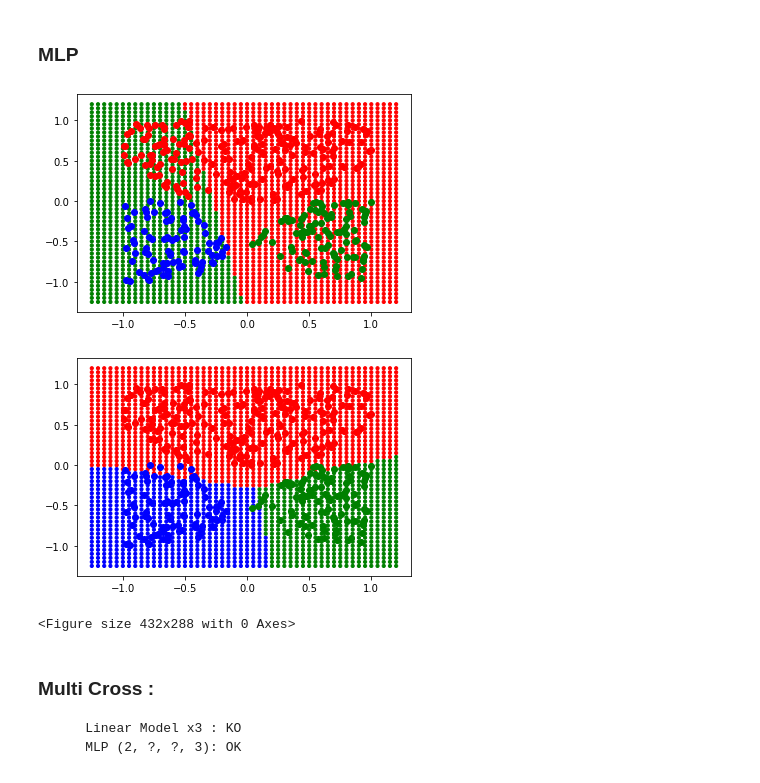
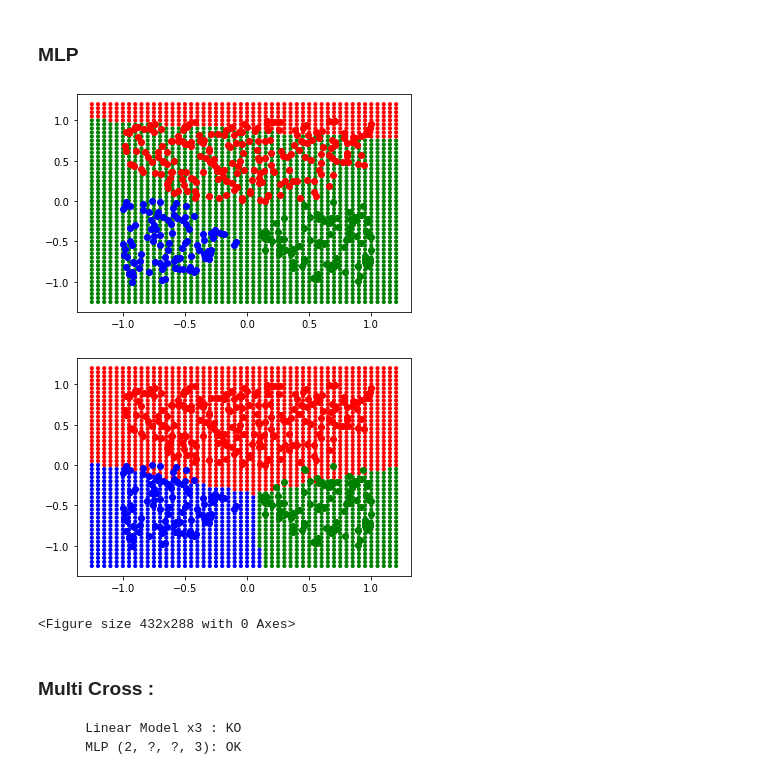
Before and after one commit to quentin-pierson/projetAnnuel, a Jupyter notebook: python/rendu/Notebook___CAS_DE_TESTS.ipynb, the cells around one changed output. Drawn from its saved outputs; the diff is of its cells as text; code cells hidden in the pictures.

```diff
--- a/python/rendu/Notebook___CAS_DE_TESTS.ipynb
+++ b/python/rendu/Notebook___CAS_DE_TESTS.ipynb
@@ -287,0 +278,25 @@ plt.clf()
+# %%
+resultat42 = lm.create_linear_model(2)
+model42= resultat42[0]
+
+resultat43 = lm.create_linear_model(2)
+model43= resultat43[0]
+
+test_dataset_1 = [[float(x1)/10 +0.5, float(x2)/5 ] for x1 in range(0, 7) for x2 in range(0, 7)]
+
+colors_1 = ["green" if output >= 0 else "orange" for output in Y_2]
+
+test_dataset_2 = [[float(x1)/10, float(x2)/5] for x1 in range(0, 7) for x2 in range(0, 7)]
+
+colors_2 = ["green" if output >= 0 else "orange" for output in Y_3]
+
+flattened_dataset_inputs_1 = []
+for p in dataset_0:
+    flattened_dataset_inputs_1.append(p[0])
+    flattened_dataset_inputs_1.append(p[1])
+
+
+flattened_dataset_inputs_2 = []
+for p in dataset_1:
+    flattened_dataset_inputs_2.append(p[0])
+    flattened_dataset_inputs_2.append(p[1])
@@ -561,36 +601,36 @@ flattened_dataset_inputs = []
 for p in X:
     flattened_dataset_inputs.append(p[0])
     flattened_dataset_inputs.append(p[1])
 
 flattened_dataset_outputs = []
 for p in Y:
     flattened_dataset_outputs.append(p[0])
     flattened_dataset_outputs.append(p[1])
     flattened_dataset_outputs.append(p[2])
 
 mlp.train_classification_stochastic_gradient_backpropagation(model7,
                                                              flattened_dataset_inputs,
                                                              flattened_dataset_outputs,
                                                              alpha=0.01,
-                                                             iterations_count=1000000)
+                                                             iterations_count=10000)
 
 
 predicted_outputs = [mlp.predict_mlp_model_classification(model7, p) for p in test_dataset]
 predicted_outputs_colors = ["blue" if np.argmax(output) == 0 else ("red" if np.argmax(output) == 1 else "green") for
                             output in predicted_outputs]
 
 plt.scatter([p[0] for p in test_dataset], [p[1] for p in test_dataset], c=predicted_outputs_colors, s=10)
 plt.scatter(np.array(list(map(lambda elt : elt[1], filter(lambda c: Y[c[0]][0] == 1, enumerate(X)))))[:,0], np.array(list(map(lambda elt : elt[1], filter(lambda c: Y[c[0]][0] == 1, enumerate(X)))))[:,1], color='blue')
 plt.scatter(np.array(list(map(lambda elt : elt[1], filter(lambda c: Y[c[0]][1] == 1, enumerate(X)))))[:,0], np.array(list(map(lambda elt : elt[1], filter(lambda c: Y[c[0]][1] == 1, enumerate(X)))))[:,1], color='red')
 plt.scatter(np.array(list(map(lambda elt : elt[1], filter(lambda c: Y[c[0]][2] == 1, enumerate(X)))))[:,0], np.array(list(map(lambda elt : elt[1], filter(lambda c: Y[c[0]][2] == 1, enumerate(X)))))[:,1], color='green')
 plt.show()
 plt.clf()
 
 
 mlp.free_MLP(resultat7)
 # %% [output]
-[figure, old version]
+[figure, new version]
-[figure, old version]
+[figure, new version]
 <Figure size 432x288 with 0 Axes>
 # %% [markdown]
 ### Multi Cross :
```
Also changed, not shown: parts of 7 cells of this notebook, 1 other file.
